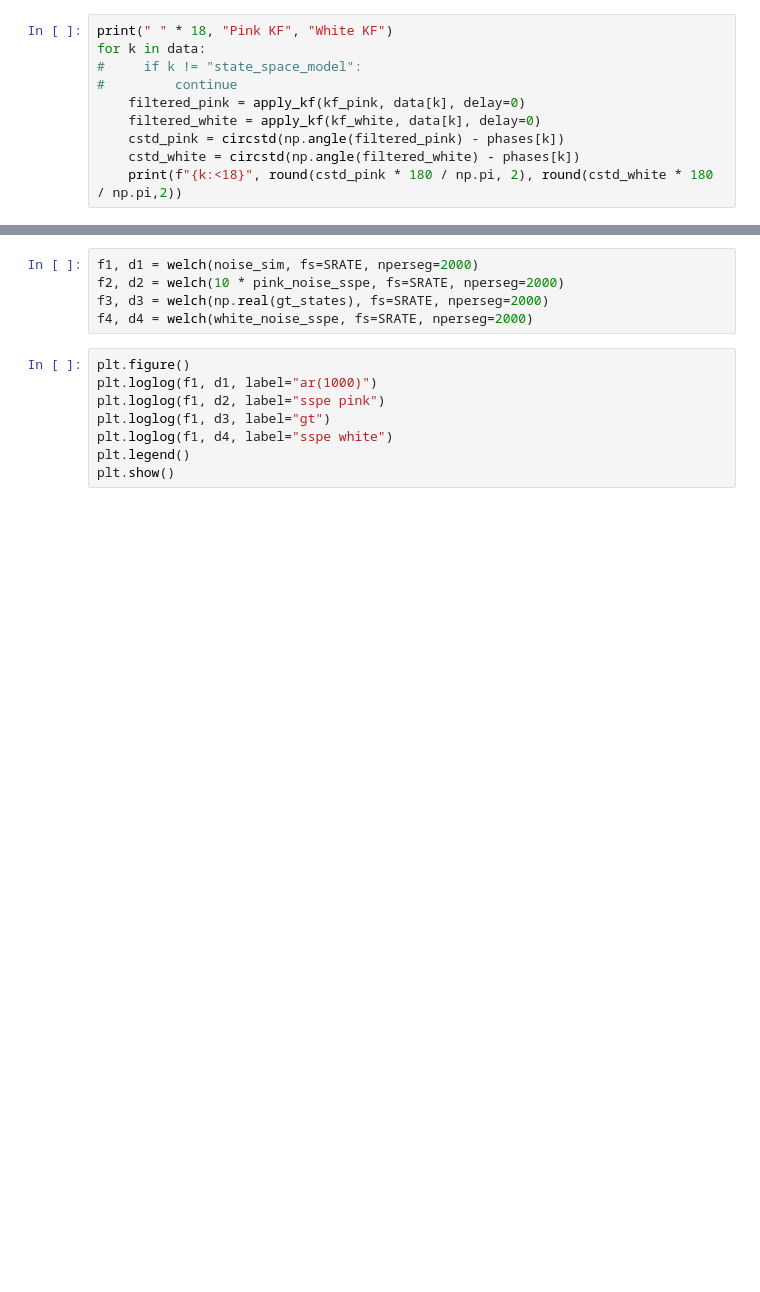
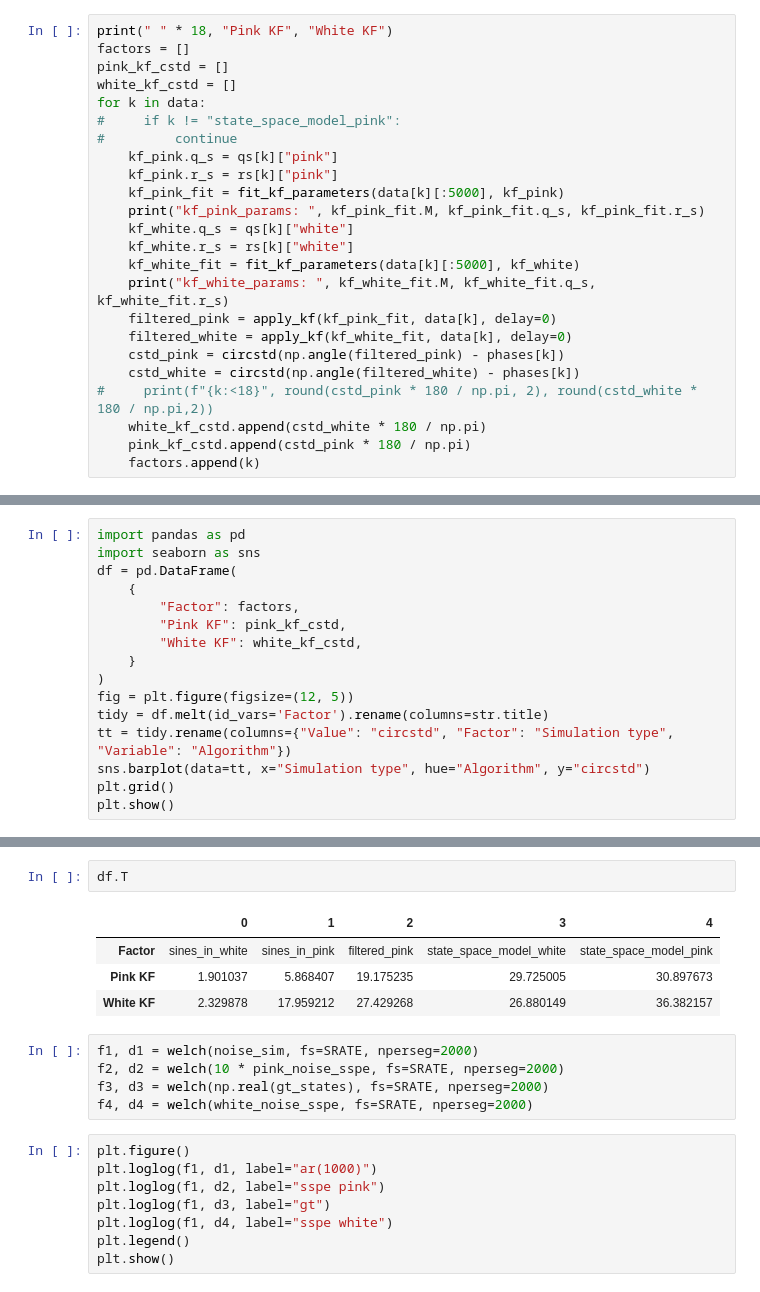
Before and after one commit to dmalt/kalman_experiments, a Jupyter notebook: notebooks/sspe.ipynb, the cells around one changed output, grey strips where cells are left out. Saved outputs shown, nothing was run; the diff lists cells and outputs as text; blank space fills up the shorter version.

```diff
--- a/notebooks/sspe.ipynb
+++ b/notebooks/sspe.ipynb
@@ -70,12 +261,26 @@ kf_white = PerturbedP1DMatsudaKF(mp, q_s=SIGNAL_SIGMA_KF, psi=np.array([0]), r_s
 # %%
 print(" " * 18, "Pink KF", "White KF")
+factors = []
+pink_kf_cstd = []
+white_kf_cstd = []
 for k in data:
-#     if k != "state_space_model":
+#     if k != "state_space_model_pink":
 #         continue
-    filtered_pink = apply_kf(kf_pink, data[k], delay=0)
-    filtered_white = apply_kf(kf_white, data[k], delay=0)
+    kf_pink.q_s = qs[k]["pink"]
+    kf_pink.r_s = rs[k]["pink"]
+    kf_pink_fit = fit_kf_parameters(data[k][:5000], kf_pink)
+    print("kf_pink_params: ", kf_pink_fit.M, kf_pink_fit.q_s, kf_pink_fit.r_s)
+    kf_white.q_s = qs[k]["white"]
+    kf_white.r_s = rs[k]["white"]
+    kf_white_fit = fit_kf_parameters(data[k][:5000], kf_white)
+    print("kf_white_params: ", kf_white_fit.M, kf_white_fit.q_s, kf_white_fit.r_s)
+    filtered_pink = apply_kf(kf_pink_fit, data[k], delay=0)
+    filtered_white = apply_kf(kf_white_fit, data[k], delay=0)
     cstd_pink = circstd(np.angle(filtered_pink) - phases[k])
     cstd_white = circstd(np.angle(filtered_white) - phases[k])
-    print(f"{k:<18}", round(cstd_pink * 180 / np.pi, 2), round(cstd_white * 180 / np.pi,2))
+#     print(f"{k:<18}", round(cstd_pink * 180 / np.pi, 2), round(cstd_white * 180 / np.pi,2))
+    white_kf_cstd.append(cstd_white * 180 / np.pi)
+    pink_kf_cstd.append(cstd_pink * 180 / np.pi)
+    factors.append(k)
 # %% [output]
                    Pink KF White KF
@@ -85,0 +297,16 @@ state_space_model  59.41 35.89
+# %%
+import pandas as pd
+import seaborn as sns
+df = pd.DataFrame(
+    {
+        "Factor": factors,
+        "Pink KF": pink_kf_cstd,
+        "White KF": white_kf_cstd,
+    }
+)
+fig = plt.figure(figsize=(12, 5))
+tidy = df.melt(id_vars='Factor').rename(columns=str.title)
+tt = tidy.rename(columns={"Value": "circstd", "Factor": "Simulation type", "Variable": "Algorithm"})
+sns.barplot(data=tt, x="Simulation type", hue="Algorithm", y="circstd")
+plt.grid()
+plt.show()
@@ -86,3 +316,10 @@ state_space_model  59.41 35.89
+# %%
+df.T
+# %% [output]
+|  | 0 | 1 | 2 | 3 | 4 |
+| Factor | sines_in_white | sines_in_pink | filtered_pink | state_space_model_white | state_space_model_pink |
+| Pink KF | 1.901037 | 5.868407 | 19.175235 | 29.725005 | 30.897673 |
+| White KF | 2.329878 | 17.959212 | 27.429268 | 26.880149 | 36.382157 |
 # %%
 f1, d1 = welch(noise_sim, fs=SRATE, nperseg=2000)
 f2, d2 = welch(10 * pink_noise_sspe, fs=SRATE, nperseg=2000)
```
Also changed, not shown: parts of 10 cells of this notebook, 3 other files.
